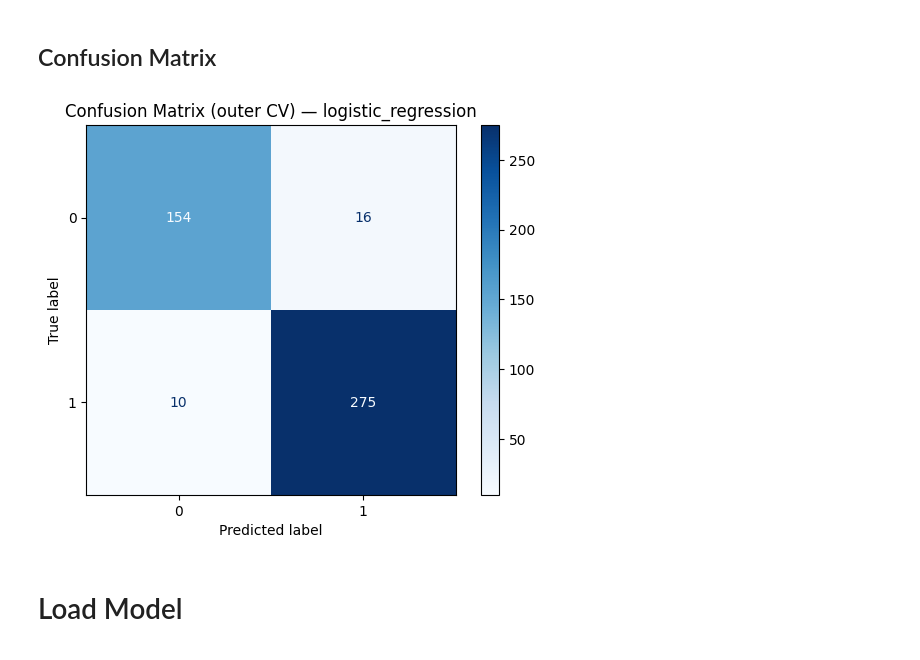
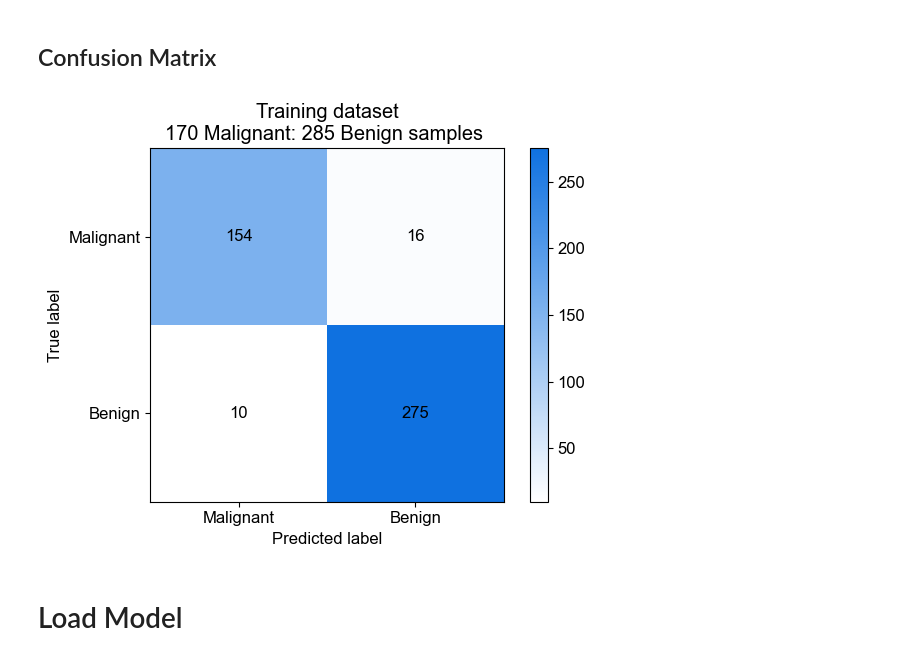
Before and after one commit to WewerAlbrechtsenLab/ML, a Jupyter notebook: notebooks/ML.ipynb, the cells around one changed output. Drawn from its saved outputs; the diff is of its cells as text; code cells hidden in the pictures.

Commit message:
update visualization functions

```diff
--- a/notebooks/ML.ipynb
+++ b/notebooks/ML.ipynb
@@ -179,12 +177,16 @@ fig.savefig("../outputs/figures/ROC.svg")
 # %% [markdown]
 ## Confusion Matrix
 # %%
-from ml.models.visualization import plot_confusion_from_leaderboard
+import importlib
+import ml.models.visualization as visualization
 
-leaderboard["fold_details"] = leaderboard["fold_details"].apply(safe_decode_fold_details)
-fig = plot_confusion_from_leaderboard(leaderboard, model='logistic_regression')
+importlib.reload(visualization)
+
+from ml.models.visualization import plot_confusion
+
+fig = plot_confusion(json_path = "../outputs/leaderboard_final_folds.json", model='logistic_regression', labels=['Malignant','Benign'], colors=("#ffffff", "#0F71E0"),title="Training dataset\n170 Malignant: 285 Benign samples ")
 # %% [output]
-[figure, old version]
+[figure, new version]
 # %%
 fig.savefig("../outputs/figures/cm.svg")
 # %% [markdown]
```
Also changed, not shown: parts of 17 cells of this notebook, 4 other files.
